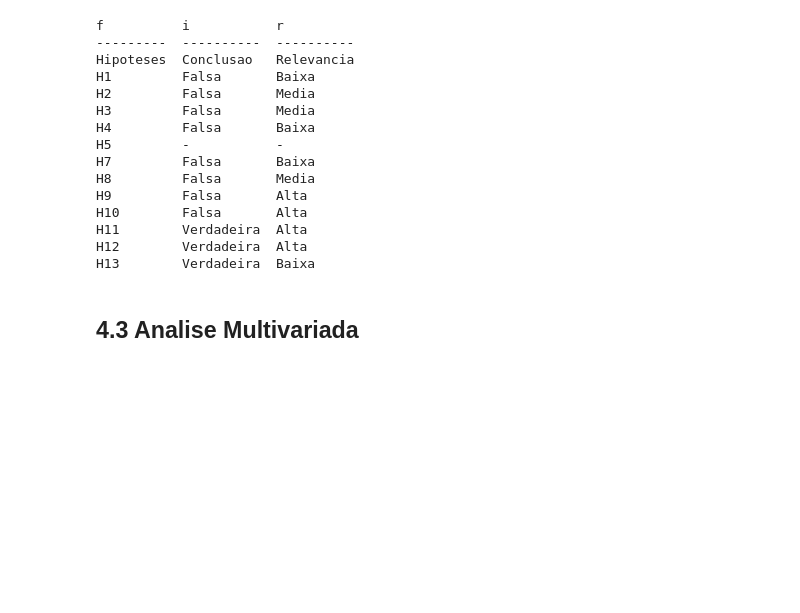
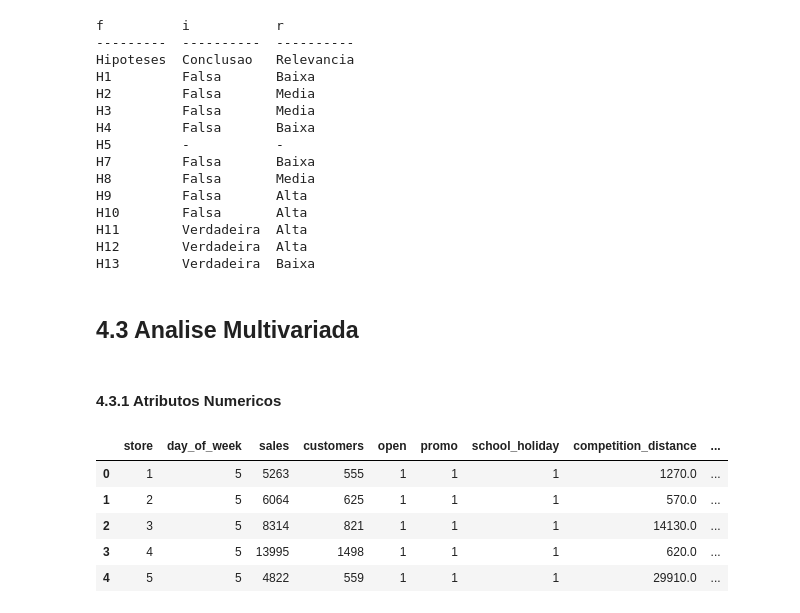
Before and after one commit to jcmazoni/rossmann, a Jupyter notebook: DS_aula1.ipynb, the cells around one changed output. Saved outputs shown, nothing was run; the diff lists cells and outputs as text; code cells hidden in the pictures; blank space fills up the shorter version.

```diff
--- a/DS_aula1.ipynb
+++ b/DS_aula1.ipynb
@@ -1025,3 +1026,14 @@ H12        Verdadeira  Alta
 H13        Verdadeira  Baixa
 # %% [markdown]
 ## 4.3 Analise Multivariada
+# %% [markdown]
+#### 4.3.1 Atributos Numericos
+# %%
+num_attributes.head()
+# %% [output]
+|  | store | day_of_week | sales | customers | open | promo | school_holiday | competition_distance | ... |
+| 0 | 1 | 5 | 5263 | 555 | 1 | 1 | 1 | 1270.0 | ... |
+| 1 | 2 | 5 | 6064 | 625 | 1 | 1 | 1 | 570.0 | ... |
+| 2 | 3 | 5 | 8314 | 821 | 1 | 1 | 1 | 14130.0 | ... |
+| 3 | 4 | 5 | 13995 | 1498 | 1 | 1 | 1 | 620.0 | ... |
+| 4 | 5 | 5 | 4822 | 559 | 1 | 1 | 1 | 29910.0 | ... |
```
Also changed, not shown: parts of 12 cells of this notebook.
